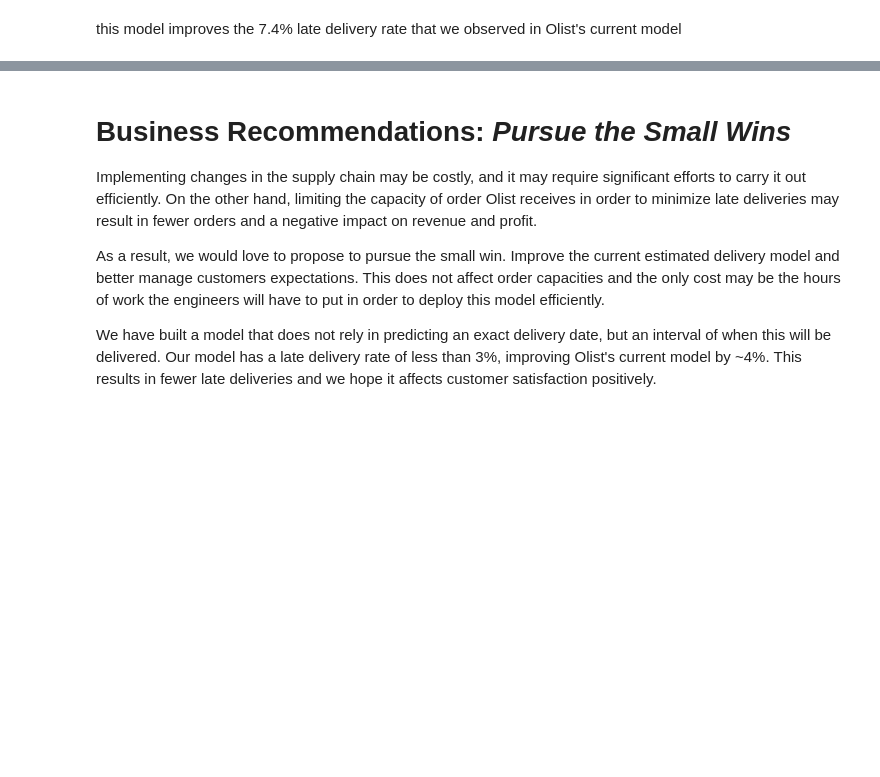
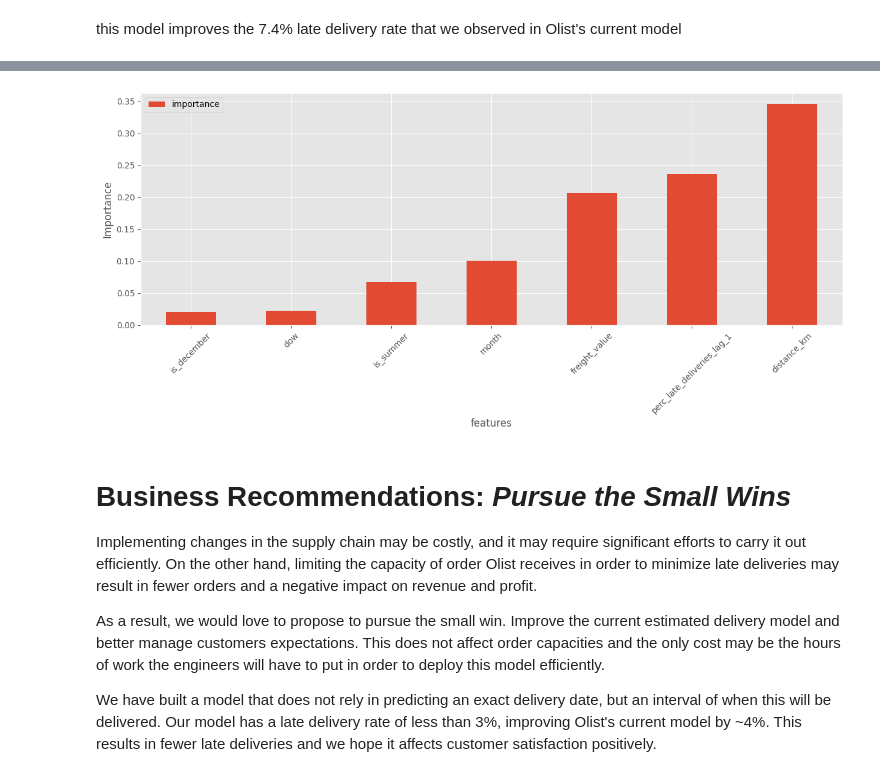
Before and after one commit to menni99/causal-attribution-analysis, a Jupyter notebook: notebooks/forecast-analysis.ipynb, the cells around one changed output, grey strips where cells are left out. Saved outputs shown, nothing was run; the diff lists cells and outputs as text; code cells hidden in the pictures; blank space fills up the shorter version.

```diff
--- a/notebooks/forecast-analysis.ipynb
+++ b/notebooks/forecast-analysis.ipynb
@@ -333,3 +357,11 @@ plt.show()
+# %%
+features_df = pd.DataFrame({'features':upper_model.feature_names_in_, 'importance': upper_model.feature_importances_})
+features_df.sort_values(by='importance').set_index("features").plot(kind='bar', figsize=(15,5))
+plt.ylabel("Importance")
+plt.xticks(rotation=45)
+plt.show()
+# %% [output]
+[figure, added]
 # %% [markdown]
 # Business Recommendations: *Pursue the Small Wins*
 
```
Also changed, not shown: parts of 6 cells of this notebook.
